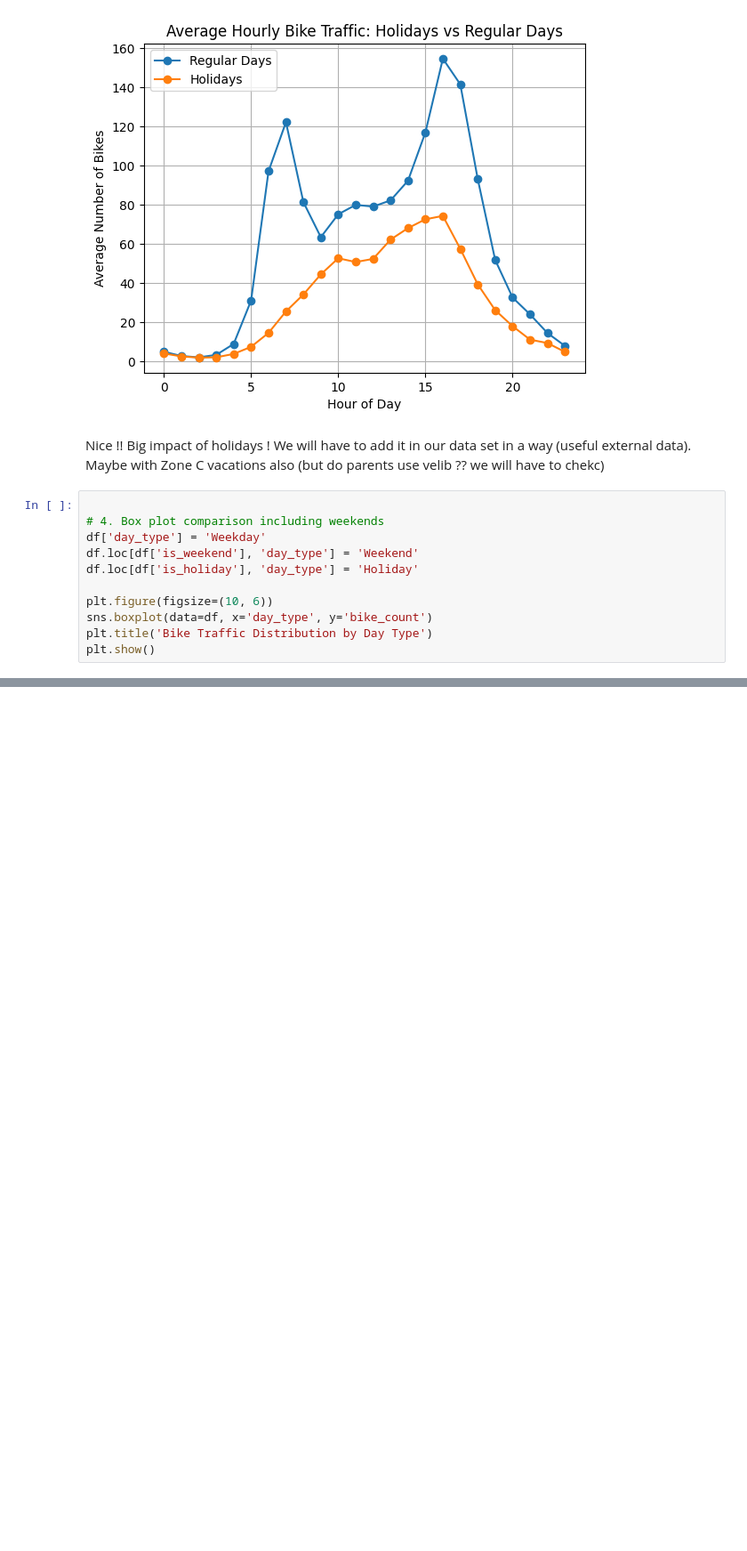
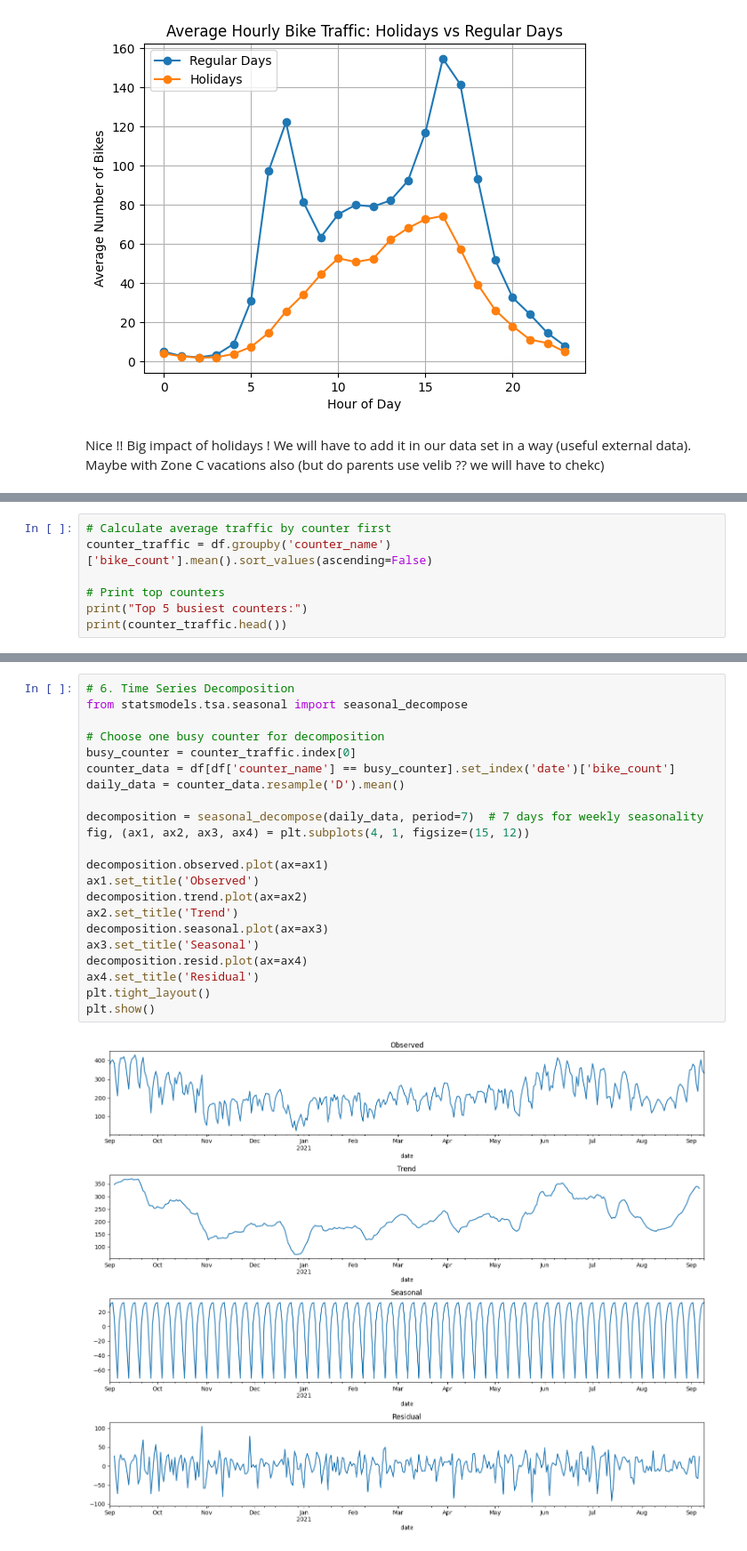
Before and after one commit to alexandreblivet/bike_counters_ac_team, a Jupyter notebook: methodology_notebook.ipynb, the cells around one changed output, grey strips where cells are left out. Shown at 89% size. Saved outputs shown, nothing was run; the diff lists cells and outputs as text; blank space fills up the shorter version.

Commit message:
Worked on my notebook, started working on time series and a really naive model

```diff
--- a/methodology_notebook.ipynb
+++ b/methodology_notebook.ipynb
@@ -205,14 +211,3 @@ plt.show()
 [figure]
 # %% [markdown]
 Nice !! Big impact of holidays ! We will have to add it in our data set in a way (useful external data). Maybe with Zone C vacations also (but do parents use velib ?? we will have to chekc)
-# %%
-
-# 4. Box plot comparison including weekends
-df['day_type'] = 'Weekday'
-df.loc[df['is_weekend'], 'day_type'] = 'Weekend'
-df.loc[df['is_holiday'], 'day_type'] = 'Holiday'
-
-plt.figure(figsize=(10, 6))
-sns.boxplot(data=df, x='day_type', y='bike_count')
-plt.title('Bike Traffic Distribution by Day Type')
-plt.show()
@@ -220,0 +214,7 @@ plt.show()
+# %%
+# Calculate average traffic by counter first
+counter_traffic = df.groupby('counter_name')['bike_count'].mean().sort_values(ascending=False)
+
+# Print top counters
+print("Top 5 busiest counters:")
+print(counter_traffic.head())
@@ -220,0 +230,24 @@ plt.show()
+# %%
+# 6. Time Series Decomposition
+from statsmodels.tsa.seasonal import seasonal_decompose
+
+# Choose one busy counter for decomposition
+busy_counter = counter_traffic.index[0]
+counter_data = df[df['counter_name'] == busy_counter].set_index('date')['bike_count']
+daily_data = counter_data.resample('D').mean()
+
+decomposition = seasonal_decompose(daily_data, period=7)  # 7 days for weekly seasonality
+fig, (ax1, ax2, ax3, ax4) = plt.subplots(4, 1, figsize=(15, 12))
+
+decomposition.observed.plot(ax=ax1)
+ax1.set_title('Observed')
+decomposition.trend.plot(ax=ax2)
+ax2.set_title('Trend')
+decomposition.seasonal.plot(ax=ax3)
+ax3.set_title('Seasonal')
+decomposition.resid.plot(ax=ax4)
+ax4.set_title('Residual')
+plt.tight_layout()
+plt.show()
+# %% [output]
+[figure, added]
```
Also changed, not shown: parts of 20 cells of this notebook.
